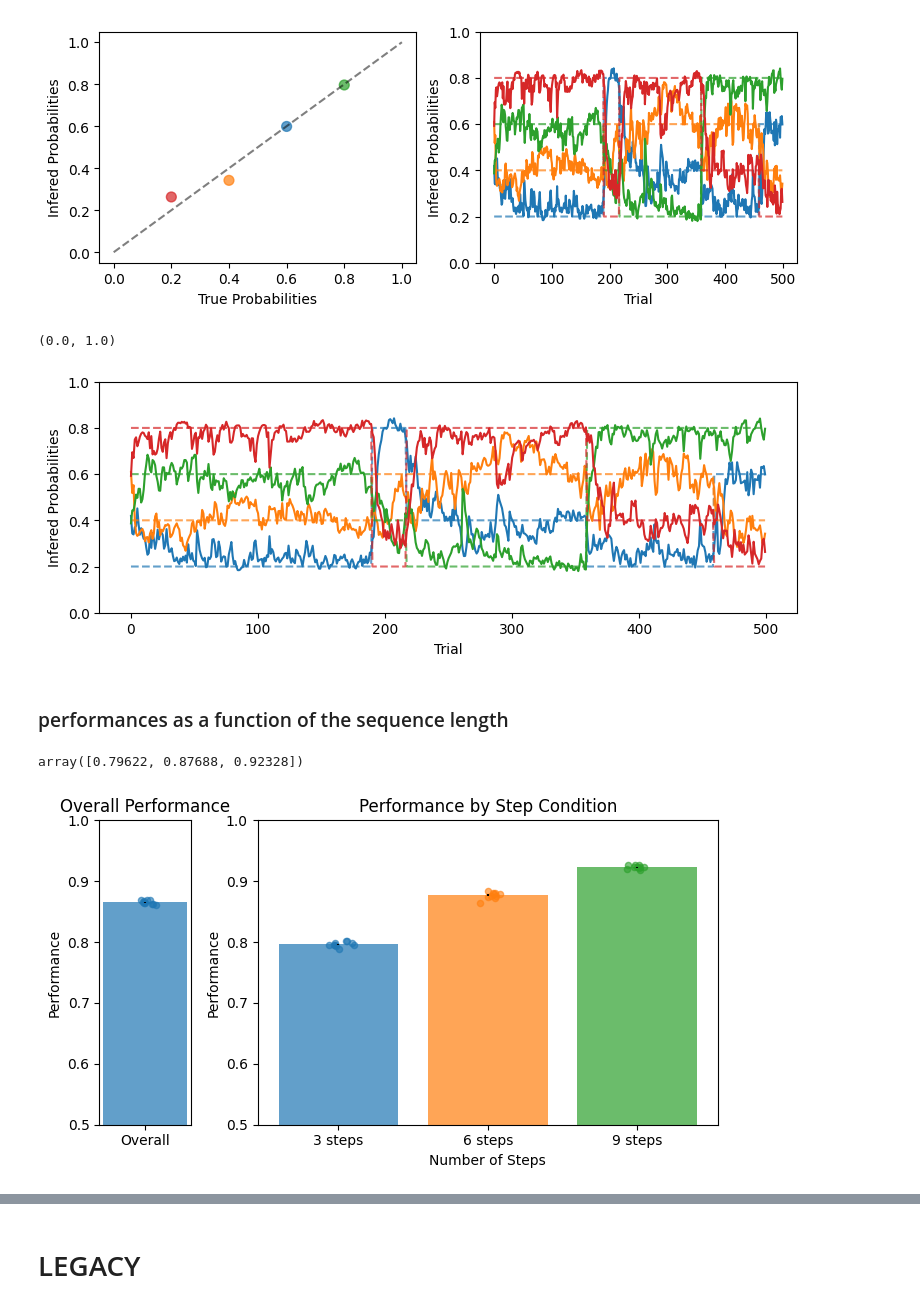
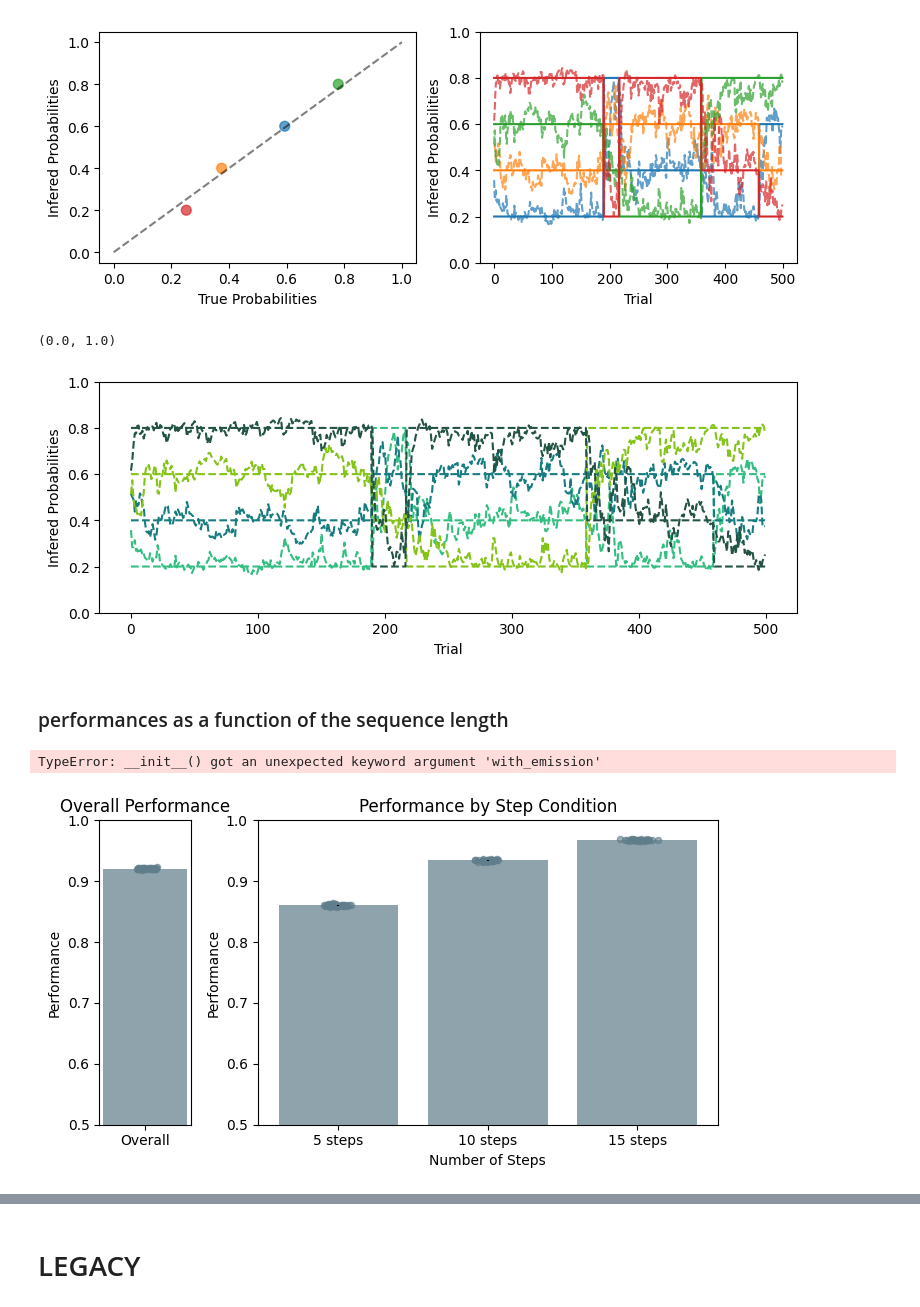
Before and after one commit to csmfindling/neuralSSMs, a Jupyter notebook: WP/learn_to_infer.ipynb, the cells around one changed output, grey strips where cells are left out. Cells and saved outputs as stored; diff of their text form; code cells hidden in the pictures.

```diff
--- a/WP/learn_to_infer.ipynb
+++ b/WP/learn_to_infer.ipynb
@@ -39,51 +342,53 @@ import matplotlib.pyplot as plt
 
 plt.figure(figsize=(9, 3))
 plt.subplot(1, 2, 1)
-plt.scatter(result['probas'][0, -1], result['categorical_probs'][0, -1].detach().numpy(), alpha=0.7, color=["#1f77b4", "#ff7f0e", "#2ca02c", "#d62728"], s=50)
+plt.scatter(result['probas_association'][0, -1], result['true_association_probas'][0, -1], alpha=0.7, color=["#1f77b4", "#ff7f0e", "#2ca02c", "#d62728"], s=50)
 plt.plot([0, 1], [0, 1], 'k--', alpha=0.5, label='x=y')
 plt.ylabel('Infered Probabilities')
 plt.xlabel('True Probabilities')
 plt.subplot(1, 2, 2)
 for i in range(4):
-    plt.plot(result['categorical_probs'].detach().numpy()[0, :, i], color=["#1f77b4", "#ff7f0e", "#2ca02c", "#d62728"][i])
-    plt.plot(result['probas'][0, :, i], linestyle='--', alpha=0.7, color=["#1f77b4", "#ff7f0e", "#2ca02c", "#d62728"][i])
+    plt.plot(result['true_association_probas'][0, :, i], color=["#1f77b4", "#ff7f0e", "#2ca02c", "#d62728"][i])
+    plt.plot(result['probas_association'][0, :, i], linestyle='--', alpha=0.7, color=["#1f77b4", "#ff7f0e", "#2ca02c", "#d62728"][i])
 plt.ylabel('Infered Probabilities')
 plt.xlabel('Trial')
 plt.gca().set_ylim(0, 1)
 #plt.savefig('figures/WP_0.pdf')
 plt.show()
 # %% [output]
-[figure, old version]
+[figure, new version]
 # %%
+soothing_greens = [
+    "#34BE82",  # original
+    "#167C80",  # much deeper teal/green (distinct from previous blue-green)
+    "#84C318",  # lime green, more yellowish-green for difference
+    "#235345"   # dark green, more greenish (was #213E3B)
+]
 plt.figure(figsize=(9, 3))
 for i in range(4):
-    plt.plot(result['categorical_probs'].detach().numpy()[0, :, i], color=["#1f77b4", "#ff7f0e", "#2ca02c", "#d62728"][i])
-    plt.plot(result['probas'][0, :, i], linestyle='--', alpha=0.7, color=["#1f77b4", "#ff7f0e", "#2ca02c", "#d62728"][i])
+    plt.plot(result['true_association_probas'][0, :, i], color=soothing_greens[i], linestyle='--')
+    plt.plot(result['probas_association'][0, :, i], linestyle='--', color=soothing_greens[i])
 plt.ylabel('Infered Probabilities')
 plt.xlabel('Trial')
 plt.gca().set_ylim(0, 1)
-plt.savefig('figures/WP_trials_example_new.pdf')
+#plt.savefig('figures/WP_trials_example_new_dec2025.pdf')
 plt.gca().set_ylim(0, 1)
 # %% [output]
 (0.0, 1.0)
-[figure, old version]
+[figure, new version]
 # %% [markdown]
 ### performances as a function of the sequence length
 # %%
 # performances as a function of the sequence length
-nb_agents = 10
-nb_simuls = 20
+nb_agents = 30
+nb_simuls = 100
 performances = np.zeros((nb_agents, nb_simuls, 3))
 
 for idx_agent in range(nb_agents):
     self = Worker(
         probabilistic_task(),
         "results/source/saved_models",
-        "rnn_pf_id{0}".format(idx_agent + 1),
-        optimizer="Adam",
-        init_type="xavier",
-        episode_count_max=5e4,
-        num_units=32,
+        "WP_GRU_id{0}".format(idx_agent + 1),
         with_emission=False,
     )
 
@@ -96,20 +401,20 @@ for idx_agent in range(nb_agents):
     # 3 steps
     #self.env.reset(num_tasks=nb_simuls, num_trials=500, num_steps=3, reset_probas=False, variable_length=False)
     np.random.seed(idx_agent)
-    self.env.generate_test_task(num_tasks=nb_simuls, num_trials=500, num_steps=3, probas=self.env.probas, variable_length=False)
-    result1 = self.evaluate(rnn_state=result['rnn_state'], update_state=False)
+    self.env.generate_test_task(num_tasks=nb_simuls, num_trials=500, num_steps=5, probas=self.env.probas, variable_length=False)
+    result1 = self.evaluate(rnn_state_association=result['rnn_state_association'], update_state=False)
 
     # 6 steps
     #self.env.reset(num_tasks=nb_simuls, num_trials=500, num_steps=6, reset_probas=False, variable_length=False)
     np.random.seed(idx_agent)
-    self.env.generate_test_task(num_tasks=nb_simuls, num_trials=500, num_steps=6, probas=self.env.probas, variable_length=False)
-    result2 = self.evaluate(rnn_state=result['rnn_state'], update_state=False)
+    self.env.generate_test_task(num_tasks=nb_simuls, num_trials=500, num_steps=10, probas=self.env.probas, variable_length=False)
+    result2 = self.evaluate(rnn_state_association=result['rnn_state_association'], update_state=False)
 
     # 9 steps
     #self.env.reset(num_tasks=nb_simuls, num_trials=500, num_steps=9, reset_probas=False, variable_length=False)
     np.random.seed(idx_agent)
-    self.env.generate_test_task(num_tasks=nb_simuls, num_trials=500, num_steps=9, probas=self.env.probas, variable_length=False)
-    result3 = self.evaluate(rnn_state=result['rnn_state'], update_state=False)
+    self.env.generate_test_task(num_tasks=nb_simuls, num_trials=500, num_steps=15, probas=self.env.probas, variable_length=False)
+    result3 = self.evaluate(rnn_state_association=result['rnn_state_association'], update_state=False)
 
     # save results
     performances[idx_agent,:, 0] = (result1['logpredicts'].argmax(-1).detach() == self.env.correct_weather).float().mean() #((result1['rewarded'] * (result1['logodds'].sign()).detach()) > 0).float().mean(axis=-1)
@@ -119,7 +424,7 @@ for idx_agent in range(nb_agents):
 performances = np.mean(performances, axis=1)
 performances.mean(axis=0)
 # %% [output]
-array([0.79622, 0.87688, 0.92328])
+TypeError: __init__() got an unexpected keyword argument 'with_emission'
 # %%
 import matplotlib.pyplot as plt
 import numpy as np
@@ -136,37 +441,41 @@ stds = np.std(performances, axis=0)
 sems = stds / np.sqrt(performances.shape[0])
 
 x_pos = np.arange(len(means))
-colors = ['#1f77b4', '#ff7f0e', '#2ca02c']
+
+# Use shades of soothing orange: light, base, and deep
+# '#FFE5B4' (light pastel orange), '#FFB347' (soft orange), '#FF8C42' (deep orange)
+colors = ['#607D8B', '#607D8B', '#607D8B']
+overall_color = '#607D8B'
 
 fig, axs = plt.subplots(1, 2, figsize=(7, 4), gridspec_kw={'width_ratios': [1, 5]})
 
 # First subplot: overall performance (single bar)
-axs[0].bar([0], [overall_mean], yerr=[overall_sem], capsize=0, alpha=0.7, color='#1f77b4')
+axs[0].bar([0], [overall_mean], yerr=[overall_sem], capsize=0, alpha=0.7, color=overall_color)
 for i in range(len(overall_performances)):
     x_jitter = np.random.normal(0, 0.05)
-    axs[0].scatter(x_jitter, overall_performances[i], alpha=0.6, s=20, color='#1f77b4')
+    axs[0].scatter(x_jitter, overall_performances[i], alpha=0.6, s=20, color=overall_color)
 axs[0].set_ylabel('Performance')
 axs[0].set_xticks([0])
 axs[0].set_xticklabels(['Overall'])
 axs[0].set_ylim(0.5, 1.0)
 axs[0].set_yticks([0.5, 0.6, 0.7, 0.8, 0.9, 1.0])
 axs[0].set_title('Overall Performance')
 
 # Second subplot: performance by step condition (bar + scatter)
 bars = axs[1].bar(x_pos, means, yerr=sems, capsize=0, alpha=0.7, color=colors)
 for i in range(len(means)):
     x_jitter = np.random.normal(i, 0.05, performances.shape[0])
     axs[1].scatter(x_jitter, performances[:, i], alpha=0.6, s=20, color=colors[i])
 axs[1].set_xlabel('Number of Steps')
 axs[1].set_ylabel('Performance')
 axs[1].set_title('Performance by Step Condition')
 axs[1].set_xticks(x_pos)
-axs[1].set_xticklabels(['3 steps', '6 steps', '9 steps'])
+axs[1].set_xticklabels(['5 steps', '10 steps', '15 steps'])
 axs[1].set_ylim(0.5, 1.0)
 axs[1].set_yticks([0.5, 0.6, 0.7, 0.8, 0.9, 1.0])
 
 plt.tight_layout()
-plt.savefig('figures/WP_nb_steps_new.pdf')
+plt.savefig('figures/WP_nb_steps_new_janv2026.pdf')
 plt.show()
 # %% [output]
-[figure, old version]
+[figure, new version]
```
Also changed, not shown: parts of 58 cells of this notebook, 21 other files.
